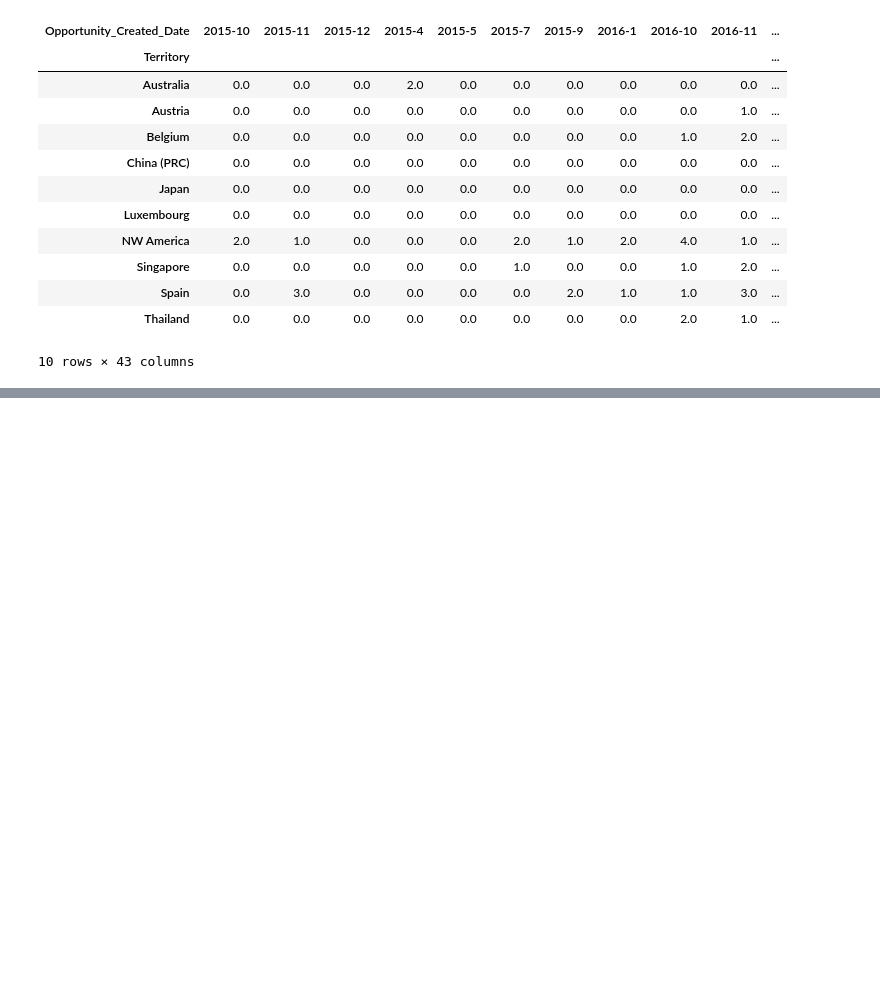
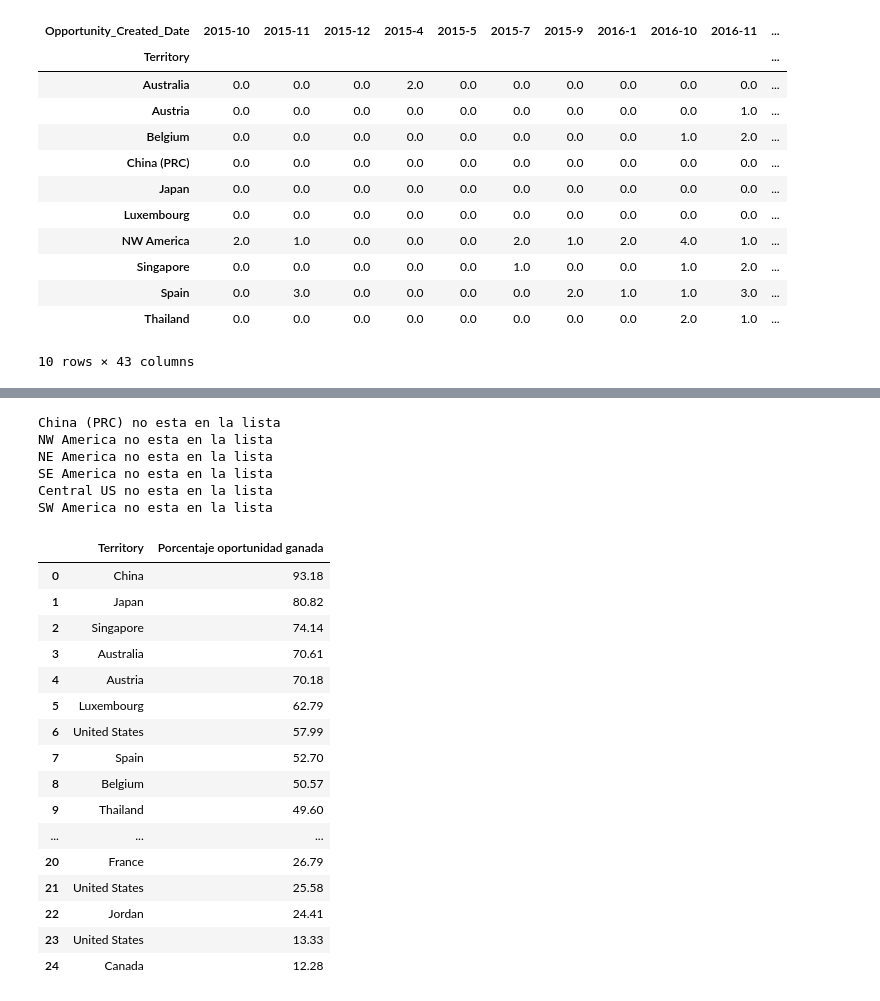
Before and after one commit to federicoburman/OrgaDatos, a Jupyter notebook: Tp1_Analisis_ClosedWon_Lost_Anos_Aprobacion.ipynb, the cells around one changed output, grey strips where cells are left out. Drawn from its saved outputs; the diff is of its cells as text; code cells hidden in the pictures; blank space fills up the shorter version.

```diff
--- a/Tp1_Analisis_ClosedWon_Lost_Anos_Aprobacion.ipynb
+++ b/Tp1_Analisis_ClosedWon_Lost_Anos_Aprobacion.ipynb
@@ -544,0 +546,17 @@ graph_closed_lost_hm
+# %%
+world_data = gp.read_file('/home/manulon/Escritorio/Coronavirus Cases March 2020/World_Map.shp')
+world_data
+
+for items in (probabilidad_total_closed_won.reset_index())['Territory']:
+    world_data_list = world_data['NAME'].tolist()
+    if items in world_data_list:
+        pass
+    else:
+        print(items,'no esta en la lista')
+# %% [output]
+China (PRC) no esta en la lista
+NW America no esta en la lista
+NE America no esta en la lista
+SE America no esta en la lista
+Central US no esta en la lista
+SW America no esta en la lista
@@ -544,0 +565,26 @@ graph_closed_lost_hm
+# %%
+probabilidad_total_closed_won.columns = ['Territory','Porcentaje oportunidad ganada']
+
+probabilidad_total_closed_won['Territory'] = probabilidad_total_closed_won['Territory']\
+    .replace({ 'Central US': 'United States' ,'NE America': 'United States' , 'NW America': 'United States', \
+    'SE America': 'United States','SW America': 'United States' , 'China (PRC)': 'China'})
+
+probabilidad_total_closed_won
+# %% [output]
+|  | Territory | Porcentaje oportunidad ganada |
+| 0 | China | 93.18 |
+| 1 | Japan | 80.82 |
+| 2 | Singapore | 74.14 |
+| 3 | Australia | 70.61 |
+| 4 | Austria | 70.18 |
+| 5 | Luxembourg | 62.79 |
+| 6 | United States | 57.99 |
+| 7 | Spain | 52.70 |
+| 8 | Belgium | 50.57 |
+| 9 | Thailand | 49.60 |
+| ... | ... | ... |
+| 20 | France | 26.79 |
+| 21 | United States | 25.58 |
+| 22 | Jordan | 24.41 |
+| 23 | United States | 13.33 |
+| 24 | Canada | 12.28 |
```
Also changed, not shown: parts of 8 cells of this notebook, 10 other files.
